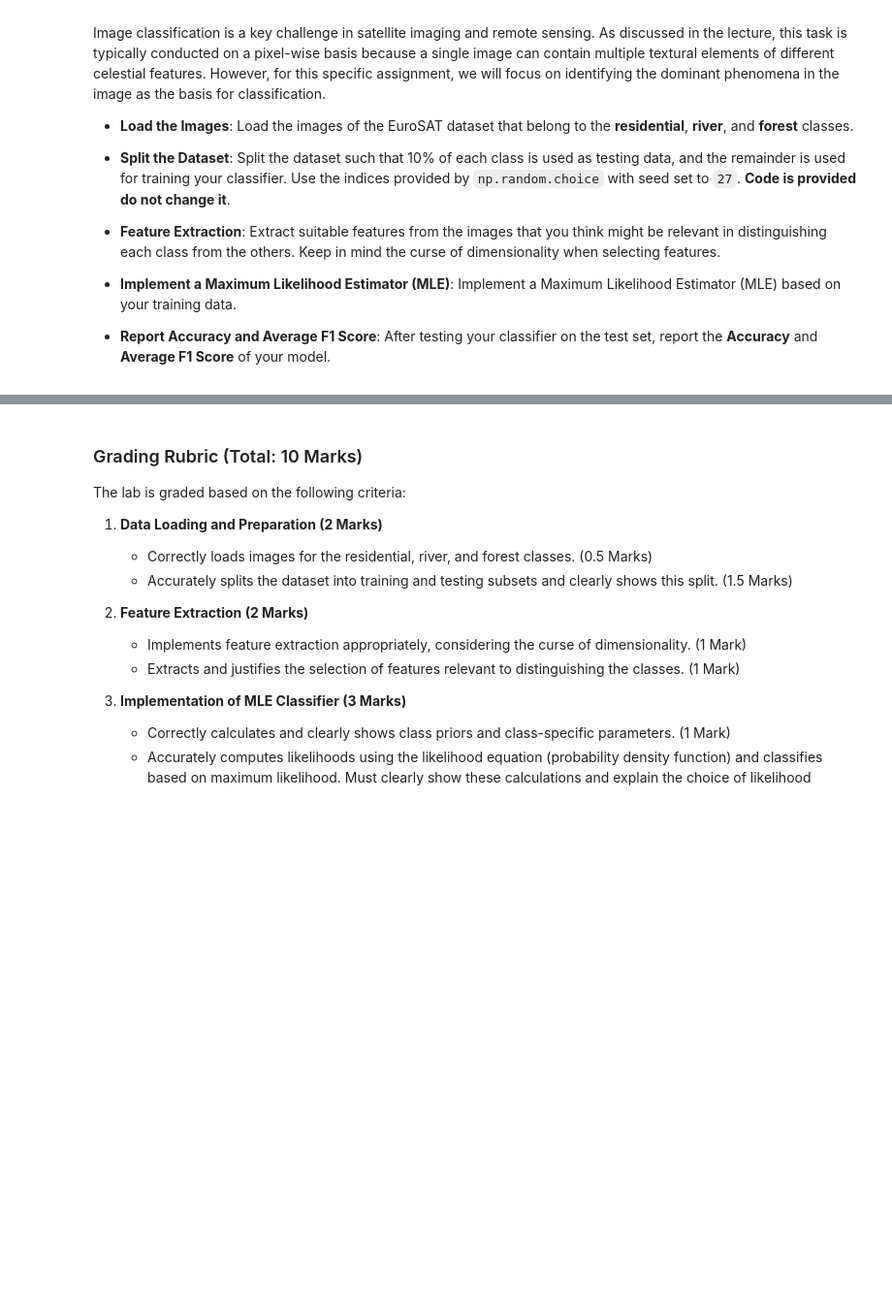
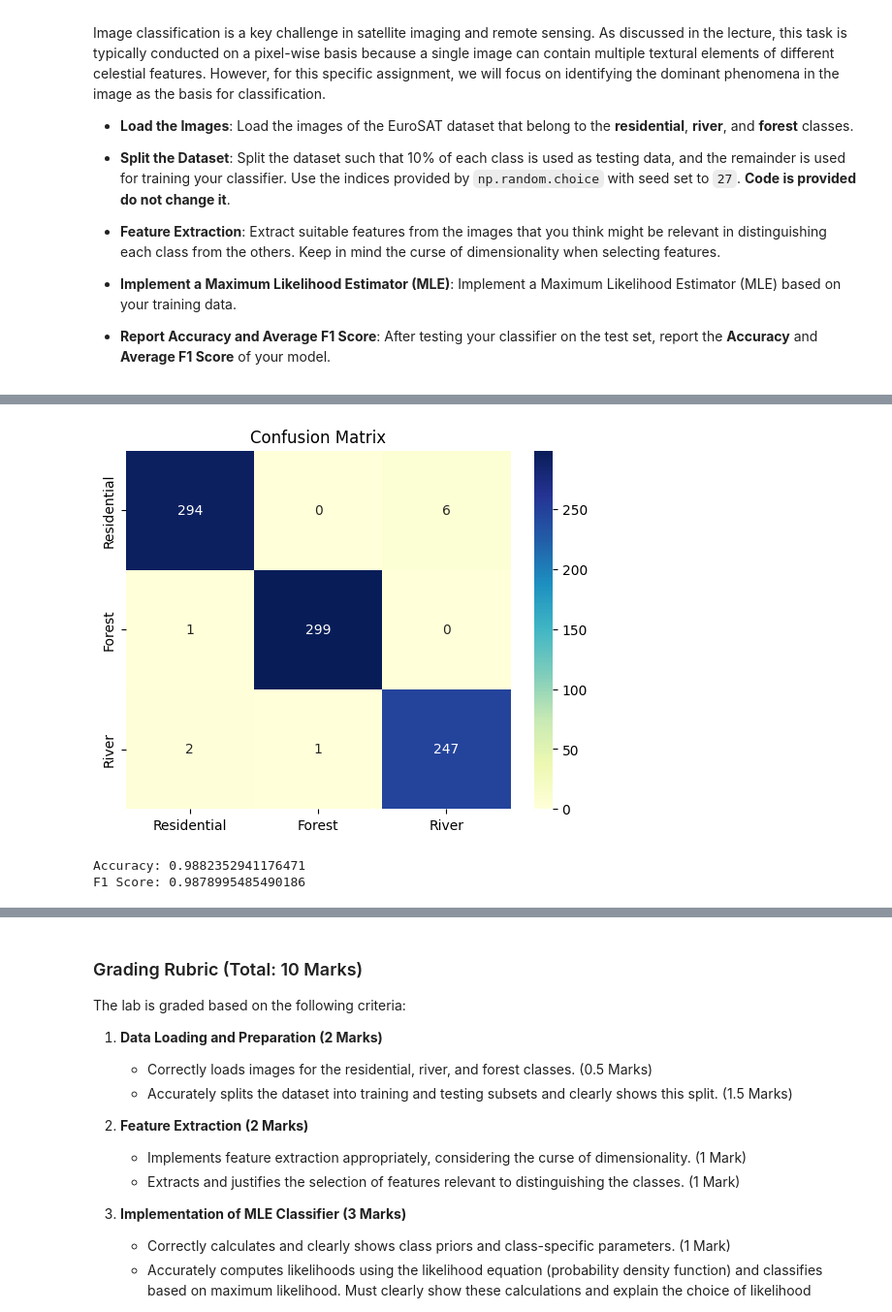
Before and after one commit to yasmineghanem/Satellite-Imaging, a Jupyter notebook: Lab3 - Image Classification/Image Classification.ipynb, the cells around one changed output, grey strips where cells are left out. Shown at 97% size. Saved outputs shown, nothing was run; the diff lists cells and outputs as text; code cells hidden in the pictures; blank space fills up the shorter version.

Commit message:
Co-authored-by: Yasmin Elgendi <YasminElgendi@users.noreply.github.com> feature extraction and apply to all bands

```diff
--- a/Lab3 - Image Classification/Image Classification.ipynb
+++ b/Lab3 - Image Classification/Image Classification.ipynb
@@ -268,19 +570,19 @@ def maximum_likelihood_estimation(features, images, labels, image_to_classify):
 
 # Follow the steps
 # 1. Load the dataset
-images, labels = read_dataset('dataset/RGB')
+images, labels, residential_images, forest_images, river_images = read_dataset('dataset/RGB')
 
 # 2. Split the dataset into training and testing sets
-X_train, X_test, y_train, y_test = split_dataset(images, labels)
+rsidential_train, forest_train, river_train, test_images, test_labels = split_dataset(residential_images, forest_images, river_images, residential_test_indices, forest_test_indices, river_test_indices)
 
 # 3. Extract the features from the images
-X_train_features = extract_features(X_train)
-X_test_features = extract_features(X_test)
+residential_features, forest_features, river_features = extract_features(rsidential_train, forest_train, river_train)
+
+print("Shapes: Residential:", residential_features.shape, "Forest:", forest_features.shape, "River:", river_features.shape)
+
+# shuffle the test set
+test_images, test_labels = shuffle_dataset(test_images, test_labels)
 
 # 4. Implement the maximum likelihood estimation
-predictions = [maximum_likelihood_estimation(X_train_features, X_train, y_train, image) for image in X_test_features]
-
-conf_matrix = confusion_matrix(y_test, predictions)
-accuracy = accuracy_score(y_test, predictions)
-f1_avg = f1_score(y_test, predictions, average='macro')
+predictions = maximum_likelihood_estimation(residential_features, forest_features, river_features, test_images)
 # %% [output]
@@ -287,0 +606,15 @@ FileNotFoundError: [WinError 3] The system cannot find the path specified: 'data
+# %%
+conf_matrix = confusion_matrix(test_labels, predictions)
+accuracy = accuracy_score(test_labels, predictions)
+f1_avg = f1_score(test_labels, predictions, average='macro')
+
+ax = sns.heatmap(conf_matrix, annot=True, fmt="d", cmap="YlGnBu", xticklabels=['Residential', 'Forest', 'River'], yticklabels=['Residential', 'Forest', 'River'])
+ax.set_title('Confusion Matrix')
+plt.show()
+
+print("Accuracy:", accuracy)
+print("F1 Score:", f1_avg)
+# %% [output]
+[figure, added]
+Accuracy: 0.9882352941176471
+F1 Score: 0.9878995485490186
```
Also changed, not shown: parts of 6 cells of this notebook.
